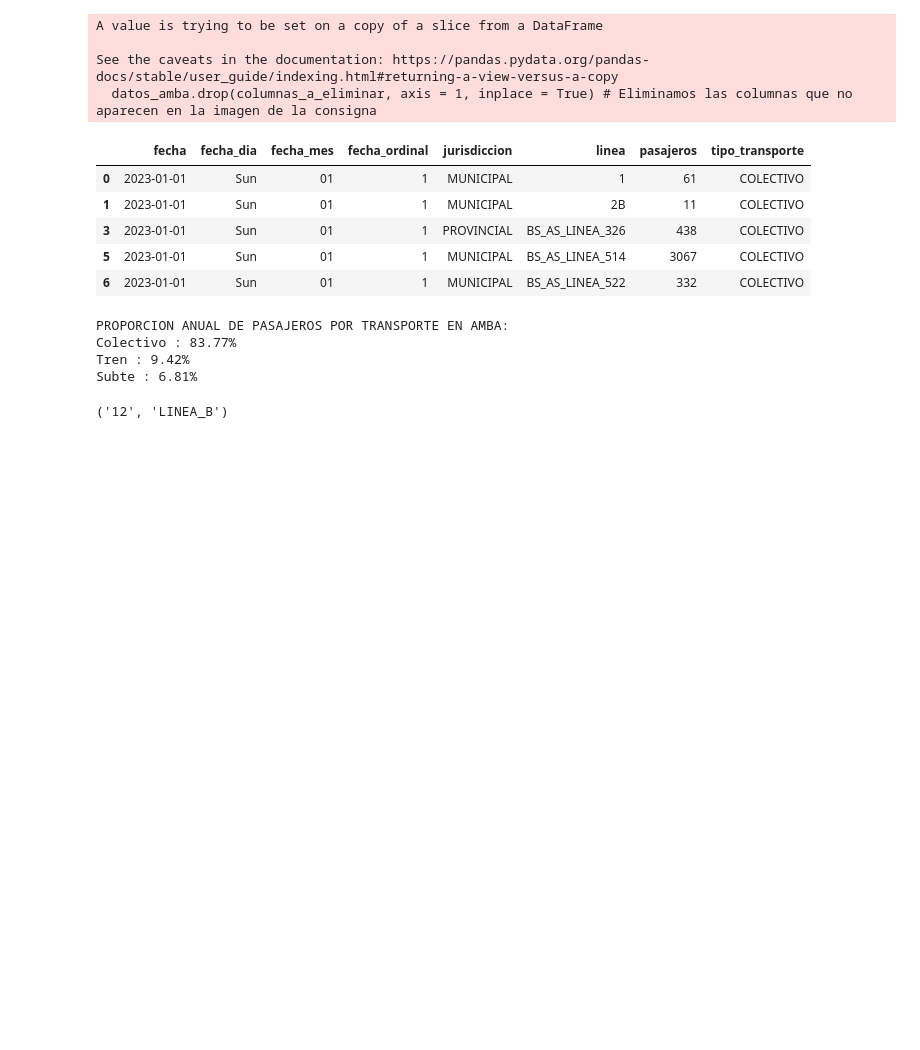
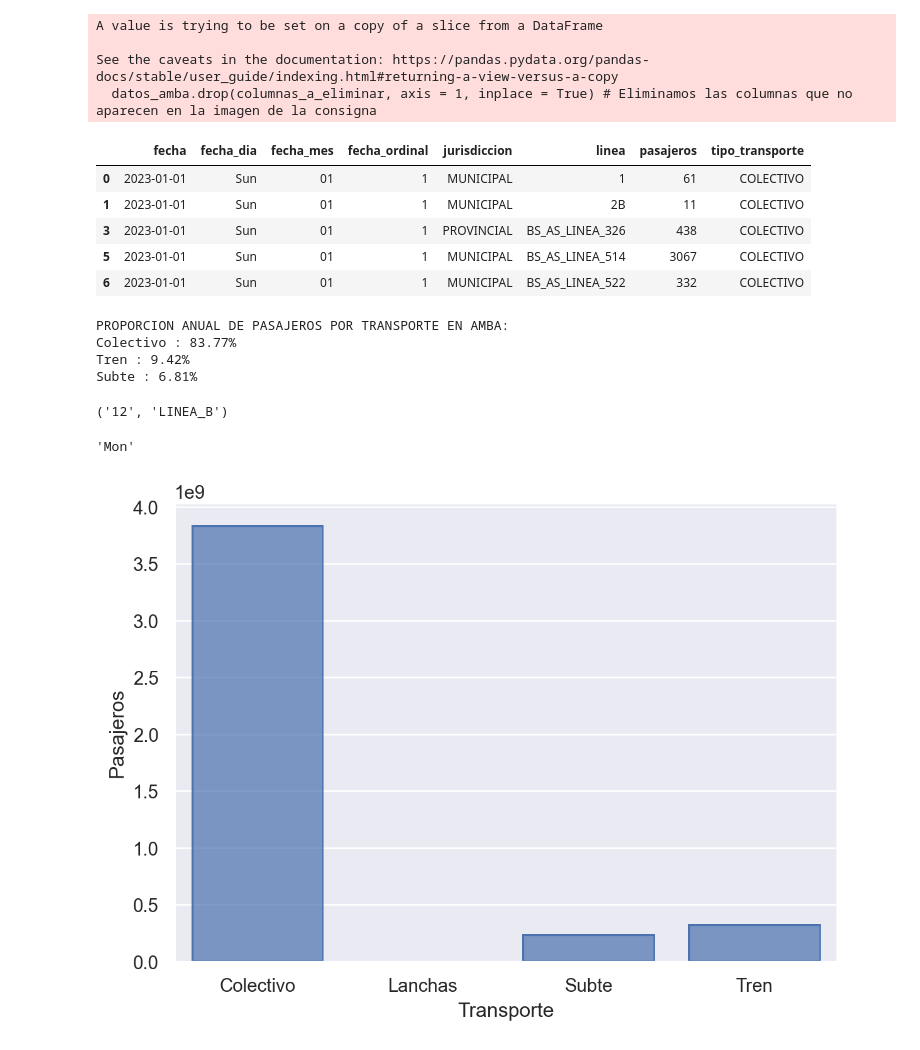
Before and after one commit to romanprs03/labo_de_datos, a Jupyter notebook: TP1/Román_Parisi_Joaquín_Núñez.ipynb, the cells around one changed output. Drawn from its saved outputs; the diff is of its cells as text; code cells hidden in the pictures; blank space fills up the shorter version.

```diff
--- a/TP1/Román_Parisi_Joaquín_Núñez.ipynb
+++ b/TP1/Román_Parisi_Joaquín_Núñez.ipynb
@@ -132,0 +131,8 @@ tupla
+# %%
+# 3.(c)
+
+datos_dias_habiles = datos_amba[((datos_amba["fecha_dia"] != "Sun") & (datos_amba["fecha_dia"] != "Sat"))] # Filtramos los datos de los días hábiles en un nuevo dataframe
+desvio_estandar = datos_dias_habiles.groupby("fecha_dia")["pasajeros"].std() # Utilizamos la funcion std() de python para obtener el desvío estándar de todos los días
+desvio_estandar.idxmin() # Tomamos el índice del valor mínimo con idxmin()
+# %% [output]
+'Mon'
@@ -132,0 +141,30 @@ tupla
+# %%
+# 4.
+
+# Vamos a analizar la cantidad de pasajeros por tipo de transporte a lo largo del año, para ver si varía la proporción y tratar de obtener alguna conclusión al respécto.
+
+# Primero limpiamos los datos como hicimos en la Primera Parte para datos_amba
+
+datos_limpios = datos
+datos_limpios.drop(columnas_a_eliminar, axis = 1, inplace = True)
+datos_limpios = datos_limpios.rename(columns = {"DIA_TRANSPORTE" : "fecha", "LINEA" : "linea", "TIPO_TRANSPORTE" : "tipo_transporte", "JURISDICCION" : "jurisdiccion", "CANTIDAD" : "pasajeros", "FECHA_DIA" : "fecha_dia", "FECHA_ORDINAL" : "fecha_ordinal", "FECHA_MES" : "fecha_mes"})
+datos_limpios = datos_limpios.reindex(columns = nombre_de_columnas)
+
+#
+
+pasajeros_por_mes = datos_limpios.groupby("fecha_mes")["pasajeros"].sum()
+datos_analisis_exploratorio_meses = {
+    "Meses":["Ene", "Feb", "Mar", "Abr", "May", "Jun", "Jul", "Ago", "Sep", "Oct", "Nov", "Dic"],
+    "Pasajeros":[pasajeros_por_mes["01"], pasajeros_por_mes["02"], pasajeros_por_mes["03"], pasajeros_por_mes["04"], pasajeros_por_mes["05"], pasajeros_por_mes["06"], pasajeros_por_mes["07"], pasajeros_por_mes["08"], pasajeros_por_mes["09"], pasajeros_por_mes["10"], pasajeros_por_mes["11"], pasajeros_por_mes["12"]]
+}
+
+pasajeros_por_tipo_transporte = datos_limpios.groupby("tipo_transporte")["pasajeros"].sum()
+datos_analisis_exploratorio_transporte = {
+    "Transporte":["Colectivo", "Lanchas", "Subte", "Tren"],
+    "Pasajeros":[pasajeros_por_tipo_transporte["COLECTIVO"], pasajeros_por_tipo_transporte["LANCHAS"], pasajeros_por_tipo_transporte["SUBTE"], pasajeros_por_tipo_transporte["TREN"]]
+}
+
+so.Plot(data=datos_analisis_exploratorio_meses, x="Meses", y="Pasajeros").add(so.Bar())
+so.Plot(data=datos_analisis_exploratorio_transporte, x="Transporte", y="Pasajeros").add(so.Bar())
+# %% [output]
+[figure, added]
```
Also changed, not shown: parts of 2 cells of this notebook, 1 other file.
